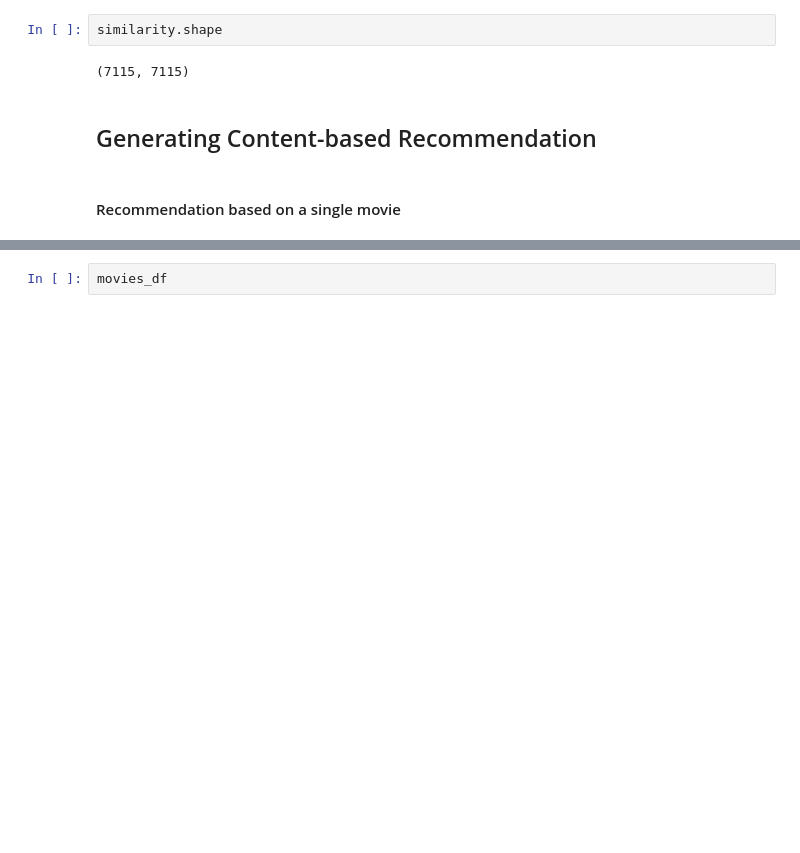
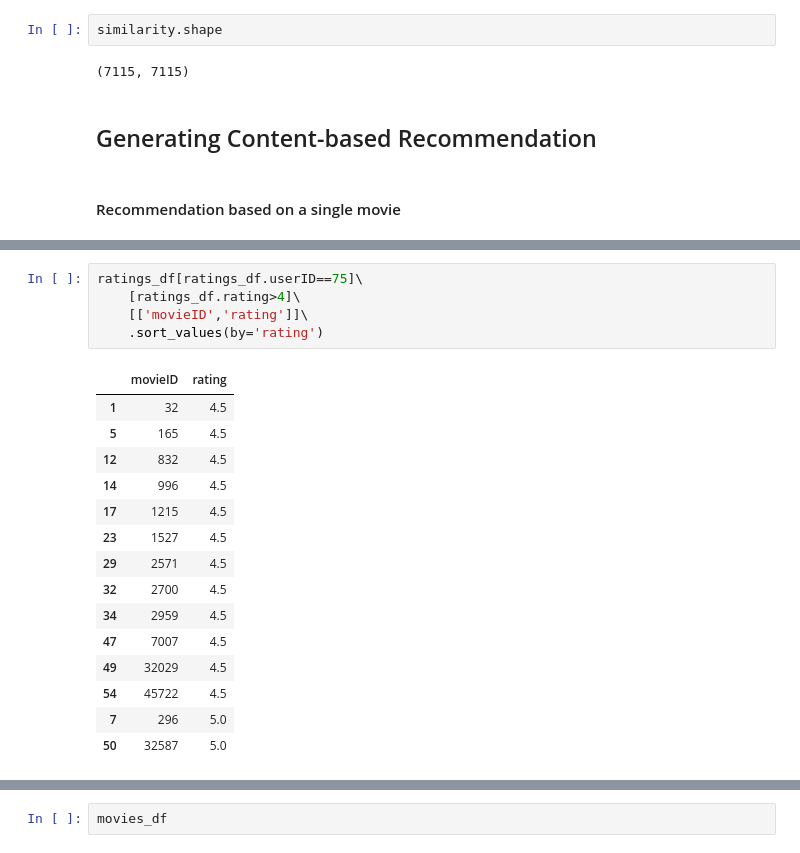
Before and after one commit to peulsilva/movie-recommendation, a Jupyter notebook: notebooks/content-based-filtering/01-data_analysis.ipynb, the cells around one changed output, grey strips where cells are left out. Drawn from its saved outputs; the diff is of its cells as text; blank space fills up the shorter version.

```diff
--- a/notebooks/content-based-filtering/01-data_analysis.ipynb
+++ b/notebooks/content-based-filtering/01-data_analysis.ipynb
@@ -547,0 +573,21 @@ movies_df[movies_df.title=='Toy story'].id[0]
+# %%
+ratings_df[ratings_df.userID==75]\
+    [ratings_df.rating>4]\
+    [['movieID','rating']]\
+    .sort_values(by='rating')
+# %% [output]
+|  | movieID | rating |
+| 1 | 32 | 4.5 |
+| 5 | 165 | 4.5 |
+| 12 | 832 | 4.5 |
+| 14 | 996 | 4.5 |
+| 17 | 1215 | 4.5 |
+| 23 | 1527 | 4.5 |
+| 29 | 2571 | 4.5 |
+| 32 | 2700 | 4.5 |
+| 34 | 2959 | 4.5 |
+| 47 | 7007 | 4.5 |
+| 49 | 32029 | 4.5 |
+| 54 | 45722 | 4.5 |
+| 7 | 296 | 5.0 |
+| 50 | 32587 | 5.0 |
```
Also changed, not shown: parts of 25 cells of this notebook.
